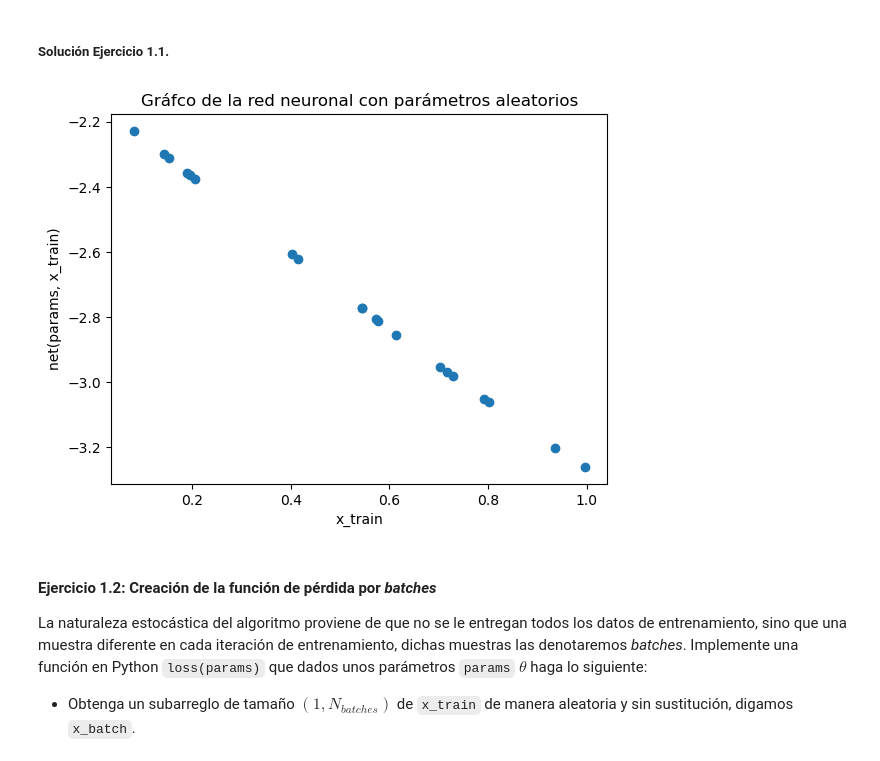
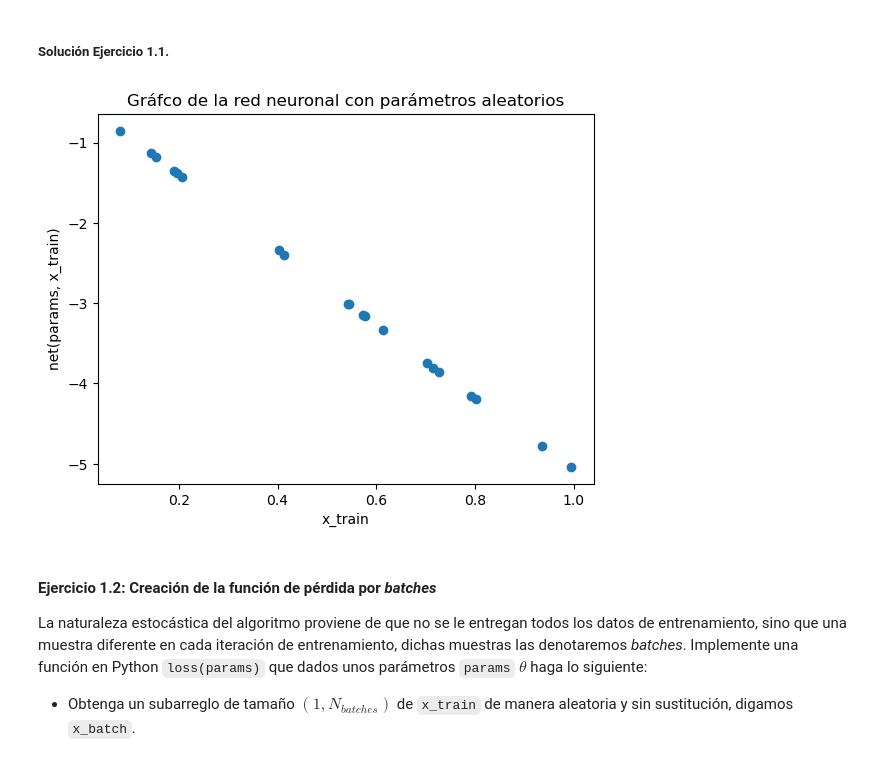
Before and after one commit to Sebastijo/Topicos-Matematicos-en-ML-y-DL, a Jupyter notebook: Tarea 2 - DeepONets/submission/Enunciado_Tarea_2.ipynb, the cells around one changed output. Saved outputs shown, nothing was run; the diff lists cells and outputs as text; code cells hidden in the pictures.

```diff
--- a/Tarea 2 - DeepONets/submission/Enunciado_Tarea_2.ipynb
+++ b/Tarea 2 - DeepONets/submission/Enunciado_Tarea_2.ipynb
@@ -146,25 +146,25 @@ def net(params: np.array, x: np.array, sigma: callable = np.tanh) -> np.array:
 
     return y
 # %%
-ancho = 30  # Ancho de la red neuronal
+ancho = 100  # Ancho de la red neuronal
 
 # Creamos un array de parámetros aleatorios mediante una uniforme estandard
 params = np.random.uniform(-1, 1, size=(3 * ancho + 1))
 
 y = net(params, x_train)
 
 # Creamos el plto
 plt.scatter(x_train, y)
 
 # Agregamos labels
 plt.xlabel("x_train")
 plt.ylabel("net(params, x_train)")
 plt.title("Gráfco de la red neuronal con parámetros aleatorios")
 
 # Mostramos el plot
 plt.show()
 # %% [output]
-[figure, old version]
+[figure, new version]
 # %% [markdown]
 #### **Ejercicio 1.2: Creación de la función de pérdida por *batches***
 
```
Also changed, not shown: parts of 9 cells of this notebook.
